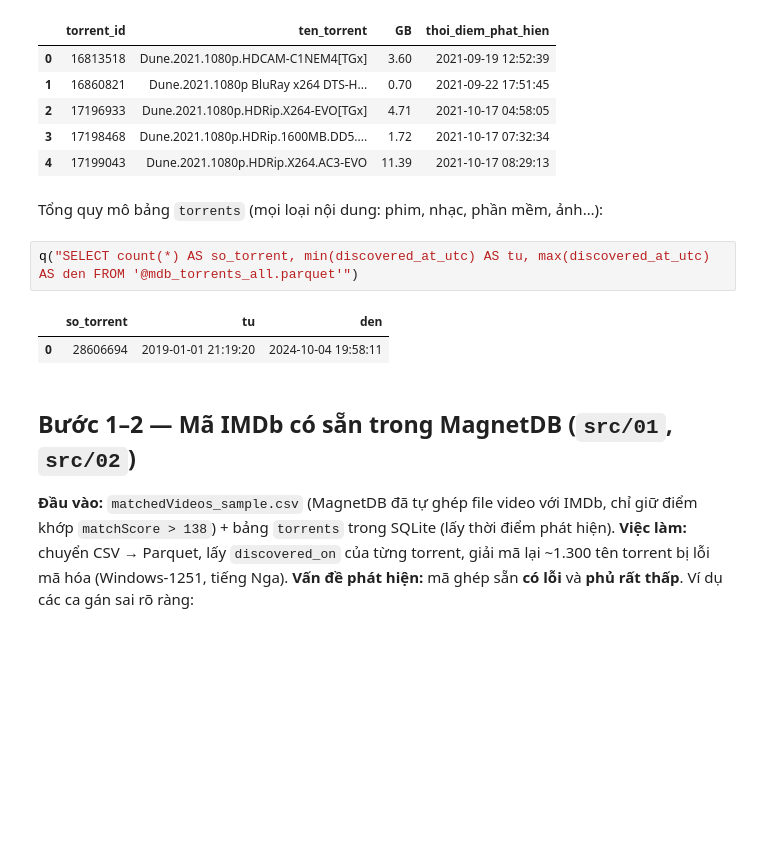
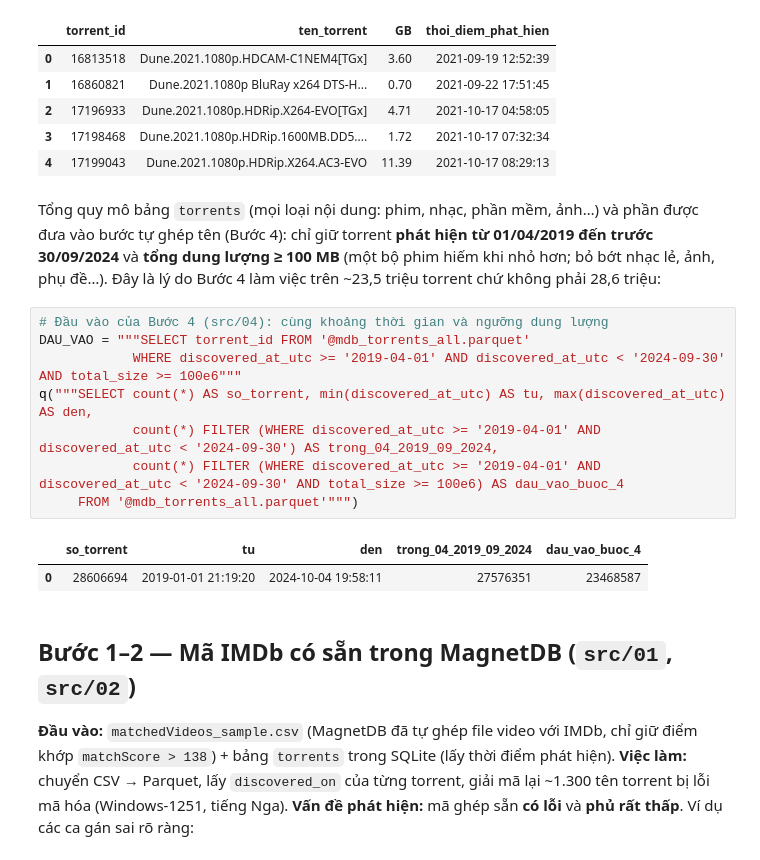
Before and after one commit to lekhanh2k5-dotcom/phim-va-phim-lau-bittorrent, a Jupyter notebook: notebooks/00_quy_trinh_xu_ly.ipynb, the cells around one changed output. Drawn from its saved outputs; the diff is of its cells as text; blank space fills up the shorter version.

```diff
--- a/notebooks/00_quy_trinh_xu_ly.ipynb
+++ b/notebooks/00_quy_trinh_xu_ly.ipynb
@@ -48,13 +48,21 @@ q("""SELECT torrent_id, name AS ten_torrent, round(total_size/1e9, 2) AS GB, dis
 | 2 | 17196933 | Dune.2021.1080p.HDRip.X264-EVO[TGx] | 4.71 | 2021-10-17 04:58:05 |
 | 3 | 17198468 | Dune.2021.1080p.HDRip.1600MB.DD5.... | 1.72 | 2021-10-17 07:32:34 |
 | 4 | 17199043 | Dune.2021.1080p.HDRip.X264.AC3-EVO | 11.39 | 2021-10-17 08:29:13 |
-# %% [markdown]
-Tổng quy mô bảng `torrents` (mọi loại nội dung: phim, nhạc, phần mềm, ảnh…):
-# %%
-q("SELECT count(*) AS so_torrent, min(discovered_at_utc) AS tu, max(discovered_at_utc) AS den FROM '@mdb_torrents_all.parquet'")
-# %% [output]
-|  | so_torrent | tu | den |
-| 0 | 28606694 | 2019-01-01 21:19:20 | 2024-10-04 19:58:11 |
+# %% [markdown]
+Tổng quy mô bảng `torrents` (mọi loại nội dung: phim, nhạc, phần mềm, ảnh…) và phần được đưa vào bước tự ghép tên (Bước 4):
+chỉ giữ torrent **phát hiện từ 01/04/2019 đến trước 30/09/2024** và **tổng dung lượng ≥ 100 MB** (một bộ phim hiếm khi nhỏ hơn;
+bỏ bớt nhạc lẻ, ảnh, phụ đề…). Đây là lý do Bước 4 làm việc trên ~23,5 triệu torrent chứ không phải 28,6 triệu:
+# %%
+# Đầu vào của Bước 4 (src/04): cùng khoảng thời gian và ngưỡng dung lượng
+DAU_VAO = """SELECT torrent_id FROM '@mdb_torrents_all.parquet'
+            WHERE discovered_at_utc >= '2019-04-01' AND discovered_at_utc < '2024-09-30' AND total_size >= 100e6"""
+q("""SELECT count(*) AS so_torrent, min(discovered_at_utc) AS tu, max(discovered_at_utc) AS den,
+            count(*) FILTER (WHERE discovered_at_utc >= '2019-04-01' AND discovered_at_utc < '2024-09-30') AS trong_04_2019_09_2024,
+            count(*) FILTER (WHERE discovered_at_utc >= '2019-04-01' AND discovered_at_utc < '2024-09-30' AND total_size >= 100e6) AS dau_vao_buoc_4
+     FROM '@mdb_torrents_all.parquet'""")
+# %% [output]
+|  | so_torrent | tu | den | trong_04_2019_09_2024 | dau_vao_buoc_4 |
+| 0 | 28606694 | 2019-01-01 21:19:20 | 2024-10-04 19:58:11 | 27576351 | 23468587 |
 # %% [markdown]
 ## Bước 1–2 — Mã IMDb có sẵn trong MagnetDB (`src/01`, `src/02`)
 
```
Also changed, not shown: parts of 10 cells of this notebook, 17 other files.
